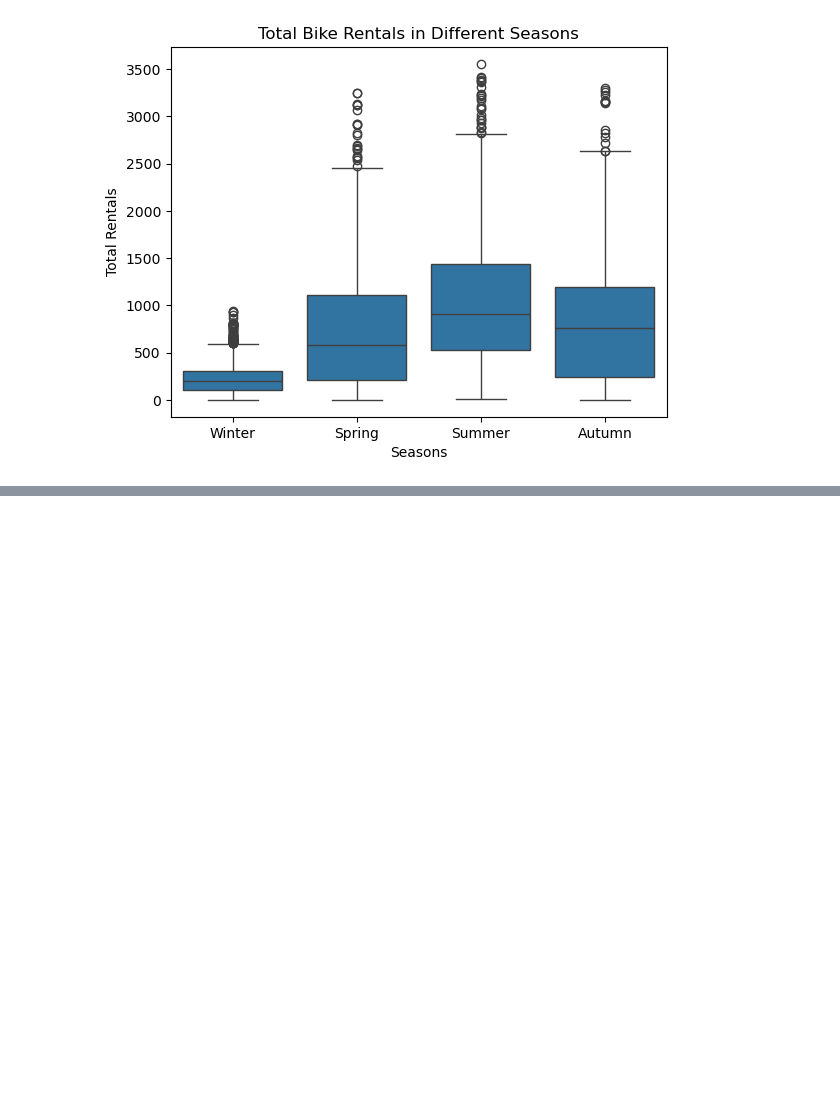
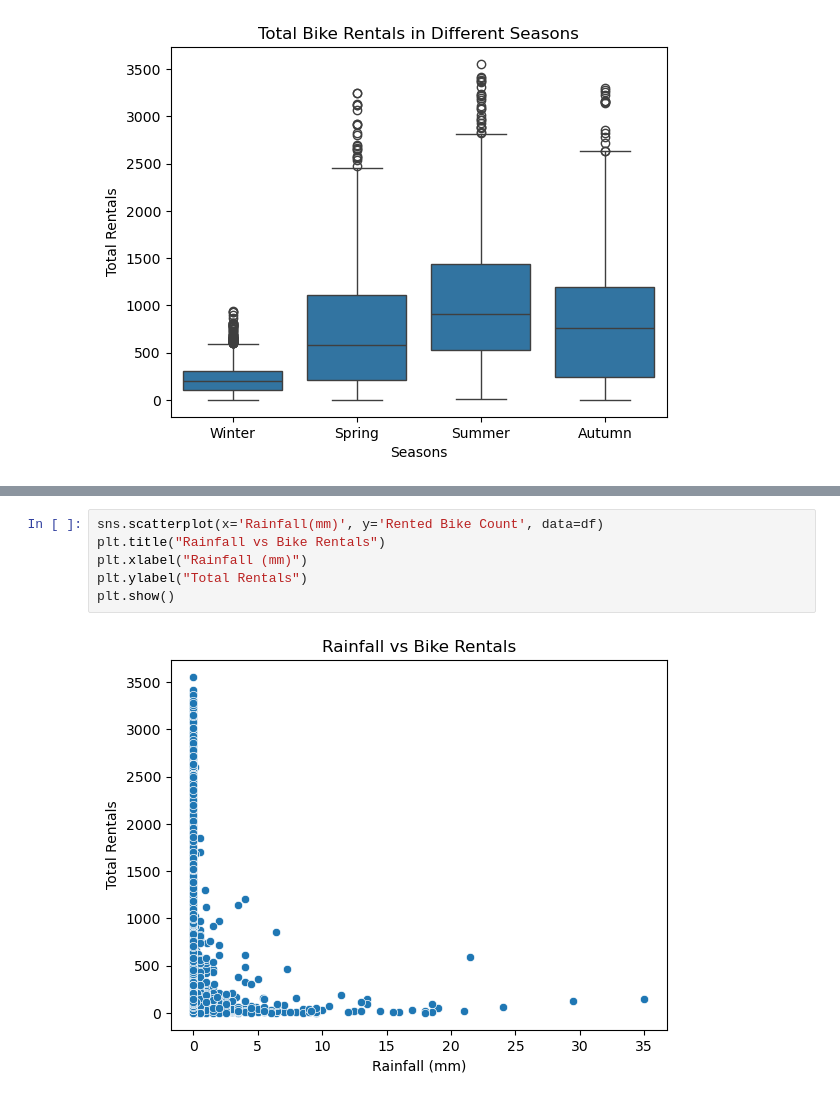
Before and after one commit to devendrakushwah80/seoul-bike-sharing-demand-eda, a Jupyter notebook: seoul_bike_sharing_eda.ipynb, the cells around one changed output, grey strips where cells are left out. Saved outputs shown, nothing was run; the diff lists cells and outputs as text; blank space fills up the shorter version.

```diff
--- a/seoul_bike_sharing_eda.ipynb
+++ b/seoul_bike_sharing_eda.ipynb
@@ -199,0 +219,8 @@ plt.show()
+# %%
+sns.scatterplot(x='Rainfall(mm)', y='Rented Bike Count', data=df)
+plt.title("Rainfall vs Bike Rentals")
+plt.xlabel("Rainfall (mm)")
+plt.ylabel("Total Rentals")
+plt.show()
+# %% [output]
+[figure, added]
```
Also changed, not shown: parts of 12 cells of this notebook.
